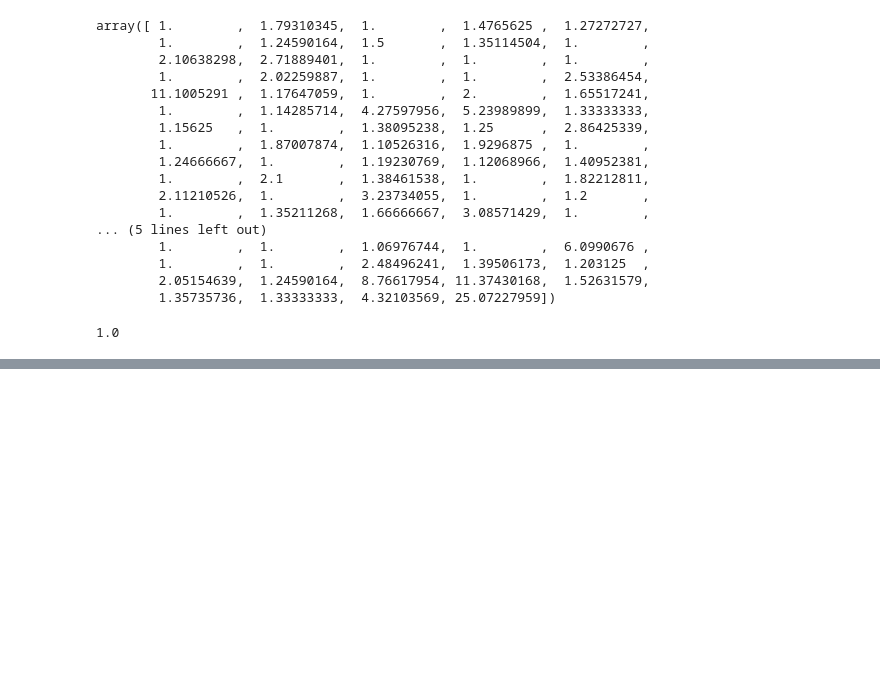
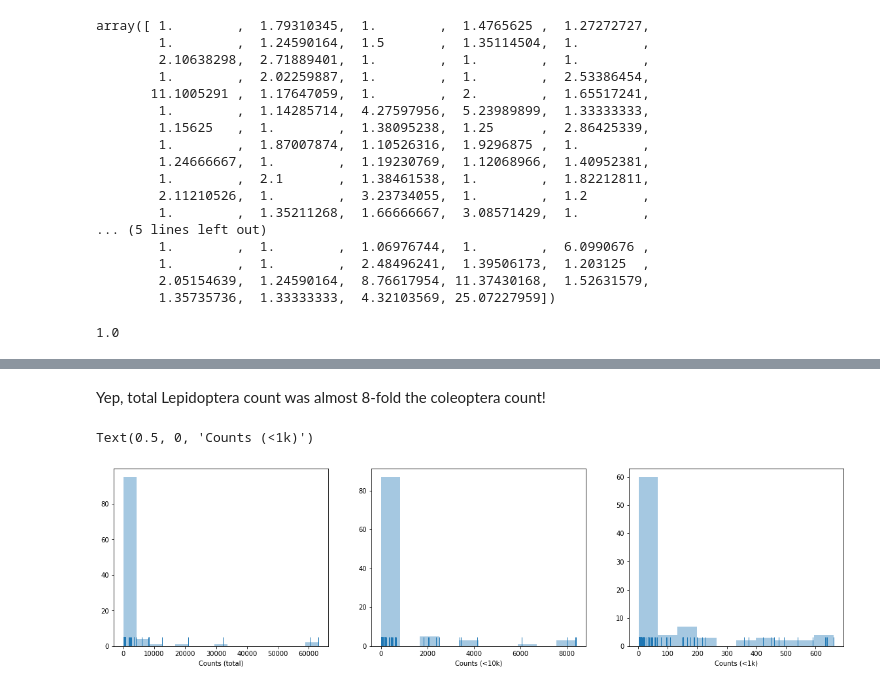
Before and after one commit to ptizei/MiscAnalyses, a Jupyter notebook: InsectTrap.ipynb, the cells around one changed output, grey strips where cells are left out. Drawn from its saved outputs; the diff is of its cells as text; code cells hidden in the pictures; blank space fills up the shorter version.

```diff
--- a/InsectTrap.ipynb
+++ b/InsectTrap.ipynb
@@ -81,0 +128,22 @@ KeyError: 'order,family'
+# %% [markdown]
+Yep, total Lepidoptera count was almost 8-fold the coleoptera count!
+# %%
+df_lessthan10k = df_OrderFamilySumIndividuals.loc[df_OrderFamilySumIndividuals['individuals'] < 10000]
+df_lessthan1k = df_OrderFamilySumIndividuals.loc[df_OrderFamilySumIndividuals['individuals'] < 1000]
+
+plt.figure(figsize=(20,5))
+plt.subplot(131)
+
+ax1 = sns.distplot(df_OrderFamilySumIndividuals.individuals, bins = 15, kde = False, rug = True)
+plt.xlabel('Counts (total)')
+
+plt.subplot(132)
+ax2 = sns.distplot(df_lessthan10k.individuals, bins = 10, kde =False, rug = True)
+plt.xlabel('Counts (<10k)')
+
+plt.subplot(133)
+ax3 =sns.distplot(df_lessthan1k.individuals, bins = 10, kde =False, rug = True)
+plt.xlabel('Counts (<1k)')
+# %% [output]
+Text(0.5, 0, 'Counts (<1k)')
+[figure, added]
```
Also changed, not shown: parts of 9 cells of this notebook.
